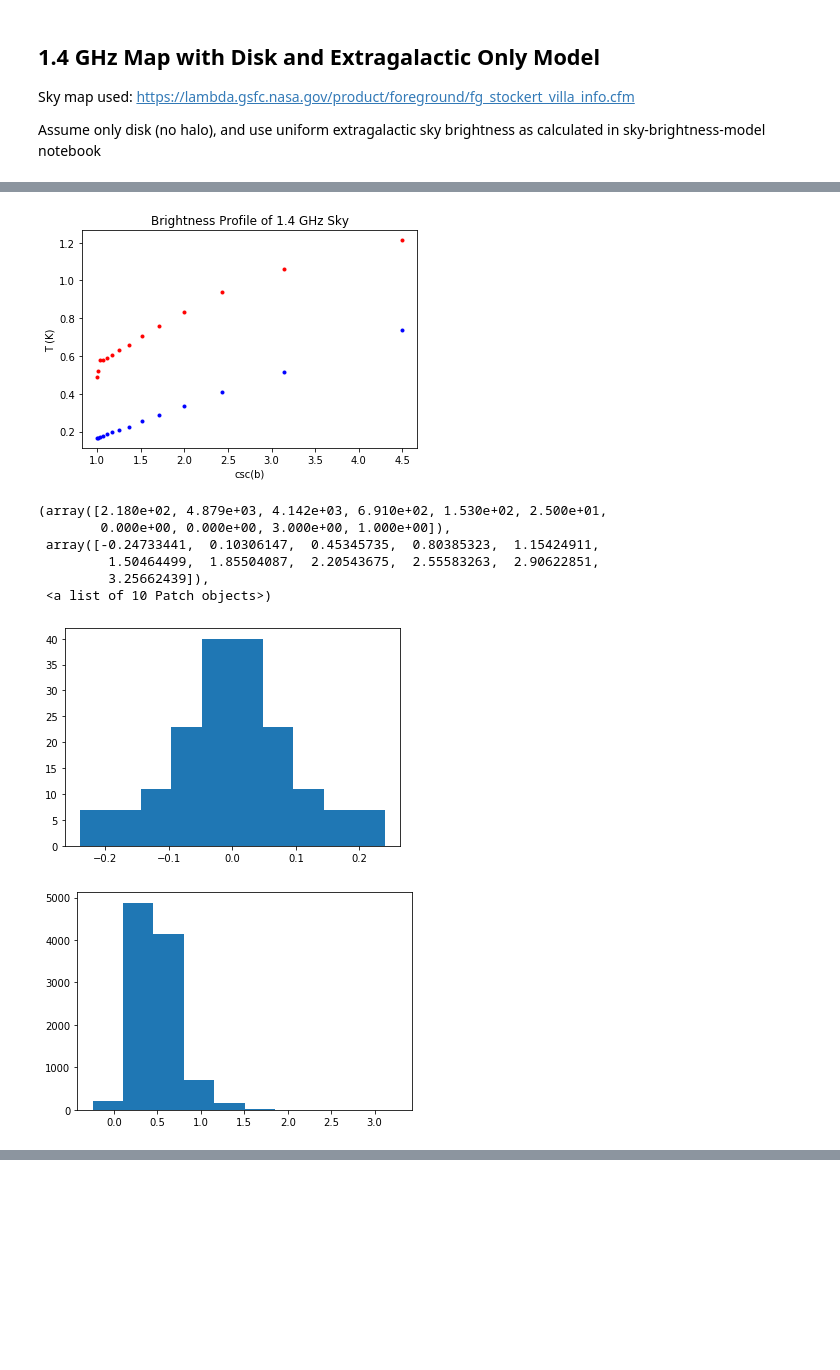
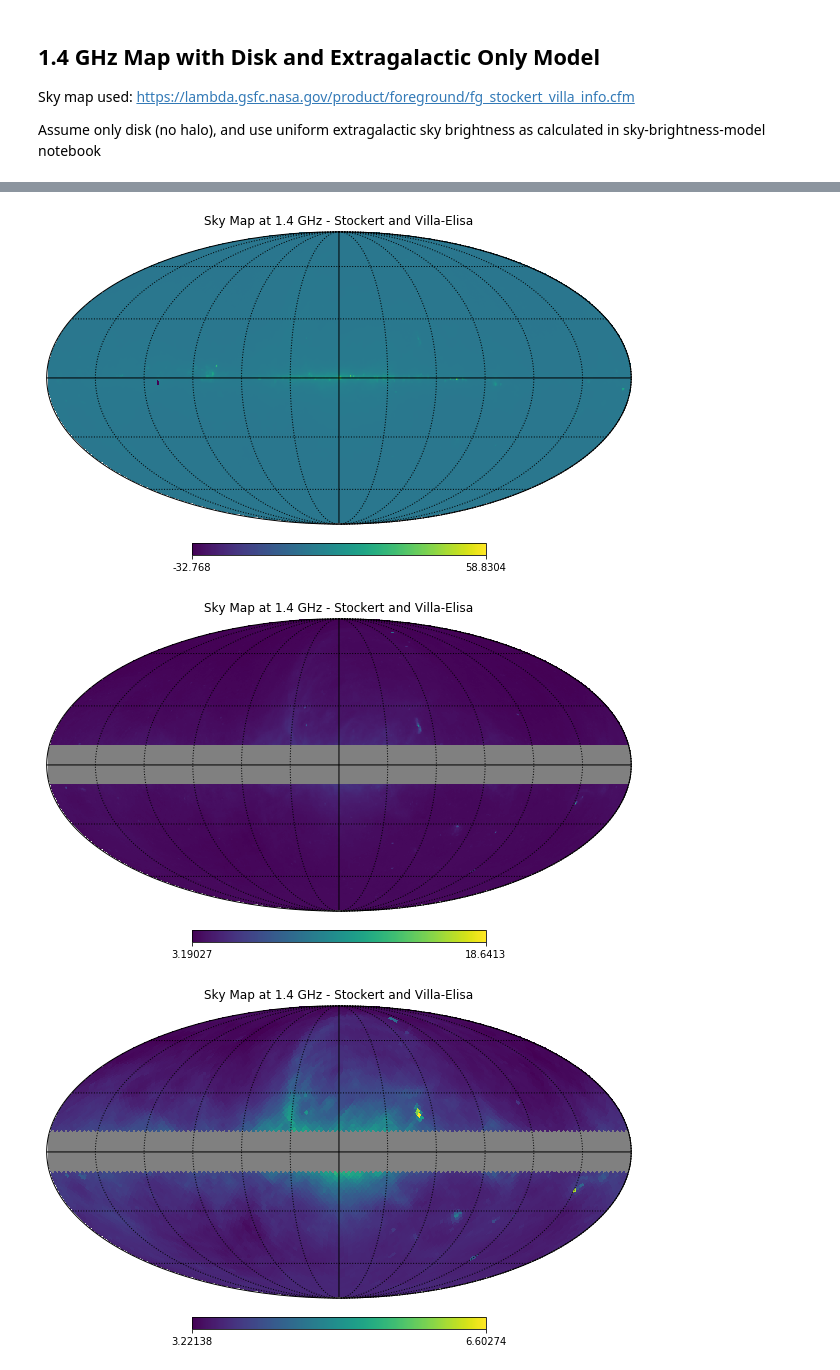
Before and after one commit to nitikayad96/radio-background, a Jupyter notebook: find-model-parameters.ipynb, the cells around one changed output, grey strips where cells are left out. Drawn from its saved outputs; the diff is of its cells as text; code cells hidden in the pictures; blank space fills up the shorter version.

```diff
--- a/find-model-parameters.ipynb
+++ b/find-model-parameters.ipynb
@@ -501,53 +138,24 @@ The interval between meridians is 30 deg -0.00'.
-# %%
-# Construct a T_b vs csc(b) graph
-
-b_range = np.linspace(10,90,15)
-
-cscb = []
-
-Tb_disk = []
-Tb_sky = []
-Tb_res = []
-
-for i in range(len(b_range)-1):
-
-    b1 = 90 - b_range[i]
-    b2 = 90 - b_range[i+1]
-
-    bmid = 0.5*(b_range[i] + b_range[1+i])
-
-    cscb.append(1/(np.sin(np.deg2rad(bmid))))
-
-    idx = hp.query_strip(NSIDE_dg, np.deg2rad(b2), np.deg2rad(b1))
-    Tb_disk.append(np.mean(disk_model[idx]))
-    Tb_sky.append(np.mean(sky[idx]))
-    Tb_res.append(np.mean(res[idx]))
-
-plt.figure(0)
-plt.title('Brightness Profile of 1.4 GHz Sky')
-plt.ylabel('T (K)')
-plt.xlabel('csc(b)')
-plt.plot(cscb, Tb_disk, 'b.', label='All-Sky Map')
-plt.plot(cscb, Tb_sky, 'r.', label='Disk Model')
-plt.savefig('notes/1420_cscb_compare.jpg')
-# %% [output]
-[figure, removed]
-# %%
-neg_res_idx = np.argwhere(res<=0)
-neg_res = residuals[neg_res_idx]
-neg_res2 = np.concatenate((neg_res, np.negative(neg_res)))
-
-plt.figure()
-plt.hist(neg_res2.T[0], 10)
-
-plt.figure()
-plt.hist(res)
-# %% [output]
-(array([2.180e+02, 4.879e+03, 4.142e+03, 6.910e+02, 1.530e+02, 2.500e+01,
-        0.000e+00, 0.000e+00, 3.000e+00, 1.000e+00]),
- array([-0.24733441,  0.10306147,  0.45345735,  0.80385323,  1.15424911,
-         1.50464499,  1.85504087,  2.20543675,  2.55583263,  2.90622851,
-         3.25662439]),
- <a list of 10 Patch objects>)
-[figure, removed]
-[figure, removed]
+# %%
+## show 1.4 GHz sky map ##
+
+map_1420 = hp.read_map('STOCKERT+VILLA-ELISA_1420MHz_1_256.fits')
+map_1420_mod = hp.read_map('STOCKERT+VILLA-ELISA_1420MHz_1_256.fits')
+map_1420_dg = hp.pixelfunc.ud_grade(map_1420, 32)
+
+#Mask all pixels between -10 < b < +10 by setting them all to zero
+idx = hp.query_strip(NSIDE_sky, np.deg2rad(90-10), np.deg2rad(90+10))
+map_1420_mod[idx] = None
+#map_1420_dg[idx] = None
+
+idx_dg = hp.query_strip(NSIDE_dg, np.deg2rad(90-10), np.deg2rad(90+10))
+map_1420_dg[idx_dg] = None
+
+hp.mollview(map_1420/1000, title = "Sky Map at 1.4 GHz - Stockert and Villa-Elisa")
+hp.graticule()
+
+hp.mollview(map_1420_mod/1000, title = "Sky Map at 1.4 GHz - Stockert and Villa-Elisa")
+hp.graticule()
+
+hp.mollview(map_1420_dg/1000, title = "Sky Map at 1.4 GHz - Stockert and Villa-Elisa")
+hp.graticule()
+# %% [output]
@@ -553,0 +183,3 @@ plt.hist(res)
+[figure, added]
+[figure, added]
+[figure, added]
```
Also changed, not shown: parts of 45 cells of this notebook.
